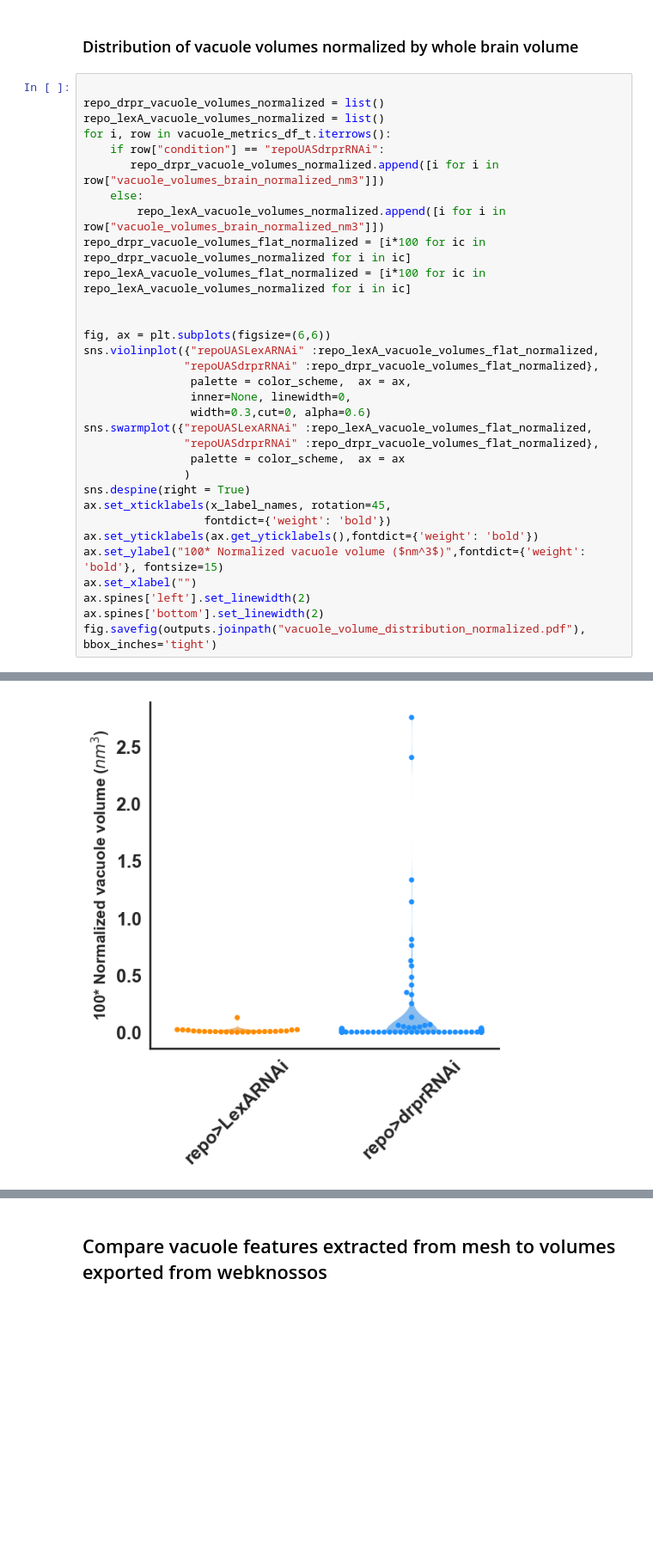
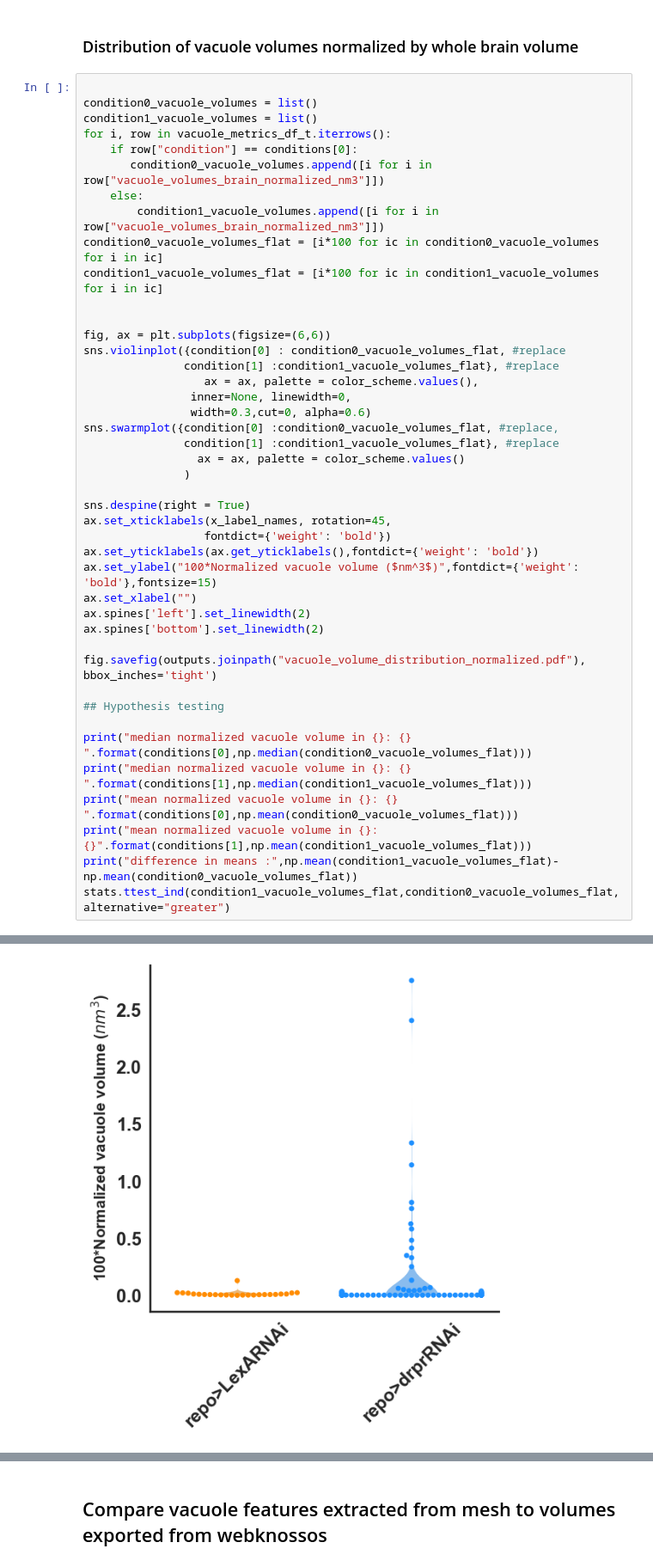
Before and after one commit to McCallLabBU/neurodegeneration_vacuole_quantification, a Jupyter notebook: notebooks/quantify_vacuoles_fromWebknossosexport_LiuBandyadka2024.ipynb, the cells around one changed output, grey strips where cells are left out. Shown: that part at 86% size. Saved outputs shown, nothing was run; the diff lists cells and outputs as text; blank space fills up the shorter version.

Commit message:
edit variable names by condition

```diff
--- a/notebooks/quantify_vacuoles_fromWebknossosexport_LiuBandyadka2024.ipynb
+++ b/notebooks/quantify_vacuoles_fromWebknossosexport_LiuBandyadka2024.ipynb
@@ -198,34 +216,45 @@ fig.savefig(outputs.joinpath("vacuole_volume_distribution.pdf"), bbox_inches='ti
 ### Distribution of vacuole volumes normalized by whole brain volume
 # %%
 
-repo_drpr_vacuole_volumes_normalized = list()
-repo_lexA_vacuole_volumes_normalized = list()
+condition0_vacuole_volumes = list()
+condition1_vacuole_volumes = list()
 for i, row in vacuole_metrics_df_t.iterrows():
-    if row["condition"] == "repoUASdrprRNAi":
-       repo_drpr_vacuole_volumes_normalized.append([i for i in row["vacuole_volumes_brain_normalized_nm3"]])
+    if row["condition"] == conditions[0]:
+       condition0_vacuole_volumes.append([i for i in row["vacuole_volumes_brain_normalized_nm3"]])
     else:
-        repo_lexA_vacuole_volumes_normalized.append([i for i in row["vacuole_volumes_brain_normalized_nm3"]])
-repo_drpr_vacuole_volumes_flat_normalized = [i*100 for ic in repo_drpr_vacuole_volumes_normalized for i in ic]
-repo_lexA_vacuole_volumes_flat_normalized = [i*100 for ic in repo_lexA_vacuole_volumes_normalized for i in ic]
+        condition1_vacuole_volumes.append([i for i in row["vacuole_volumes_brain_normalized_nm3"]])
+condition0_vacuole_volumes_flat = [i*100 for ic in condition0_vacuole_volumes for i in ic]
+condition1_vacuole_volumes_flat = [i*100 for ic in condition1_vacuole_volumes for i in ic]
 
 
 fig, ax = plt.subplots(figsize=(6,6))
-sns.violinplot({"repoUASLexARNAi" :repo_lexA_vacuole_volumes_flat_normalized,
-               "repoUASdrprRNAi" :repo_drpr_vacuole_volumes_flat_normalized},
-                palette = color_scheme,  ax = ax,
+sns.violinplot({condition[0] : condition0_vacuole_volumes_flat, #replace
+               condition[1] :condition1_vacuole_volumes_flat}, #replace
+                  ax = ax, palette = color_scheme.values(),
                 inner=None, linewidth=0,
                 width=0.3,cut=0, alpha=0.6)
-sns.swarmplot({"repoUASLexARNAi" :repo_lexA_vacuole_volumes_flat_normalized,
-               "repoUASdrprRNAi" :repo_drpr_vacuole_volumes_flat_normalized},
-                palette = color_scheme,  ax = ax
+sns.swarmplot({condition[0] :condition0_vacuole_volumes_flat, #replace,
+               condition[1] :condition1_vacuole_volumes_flat}, #replace
+                 ax = ax, palette = color_scheme.values()
                )
+
 sns.despine(right = True)
 ax.set_xticklabels(x_label_names, rotation=45,
                   fontdict={'weight': 'bold'})
 ax.set_yticklabels(ax.get_yticklabels(),fontdict={'weight': 'bold'})
-ax.set_ylabel("100* Normalized vacuole volume ($nm^3$)",fontdict={'weight': 'bold'}, fontsize=15)
+ax.set_ylabel("100*Normalized vacuole volume ($nm^3$)",fontdict={'weight': 'bold'},fontsize=15)
 ax.set_xlabel("")
 ax.spines['left'].set_linewidth(2)
 ax.spines['bottom'].set_linewidth(2)
+
 fig.savefig(outputs.joinpath("vacuole_volume_distribution_normalized.pdf"), bbox_inches='tight')
+
+## Hypothesis testing
+
+print("median normalized vacuole volume in {}: {} ".format(conditions[0],np.median(condition0_vacuole_volumes_flat)))
+print("median normalized vacuole volume in {}: {} ".format(conditions[1],np.median(condition1_vacuole_volumes_flat)))
+print("mean normalized vacuole volume in {}: {} ".format(conditions[0],np.mean(condition0_vacuole_volumes_flat)))
+print("mean normalized vacuole volume in {}: {}".format(conditions[1],np.mean(condition1_vacuole_volumes_flat)))
+print("difference in means :",np.mean(condition1_vacuole_volumes_flat)-np.mean(condition0_vacuole_volumes_flat))
+stats.ttest_ind(condition1_vacuole_volumes_flat,condition0_vacuole_volumes_flat,alternative="greater")
 # %% [output]
@@ -232 +267 @@ fig.savefig(outputs.joinpath("vacuole_volume_distribution_normalized.pdf"), bbox
-[figure, old version]
+[figure, new version]
```
Also changed, not shown: parts of 10 cells of this notebook, 16 other files.
